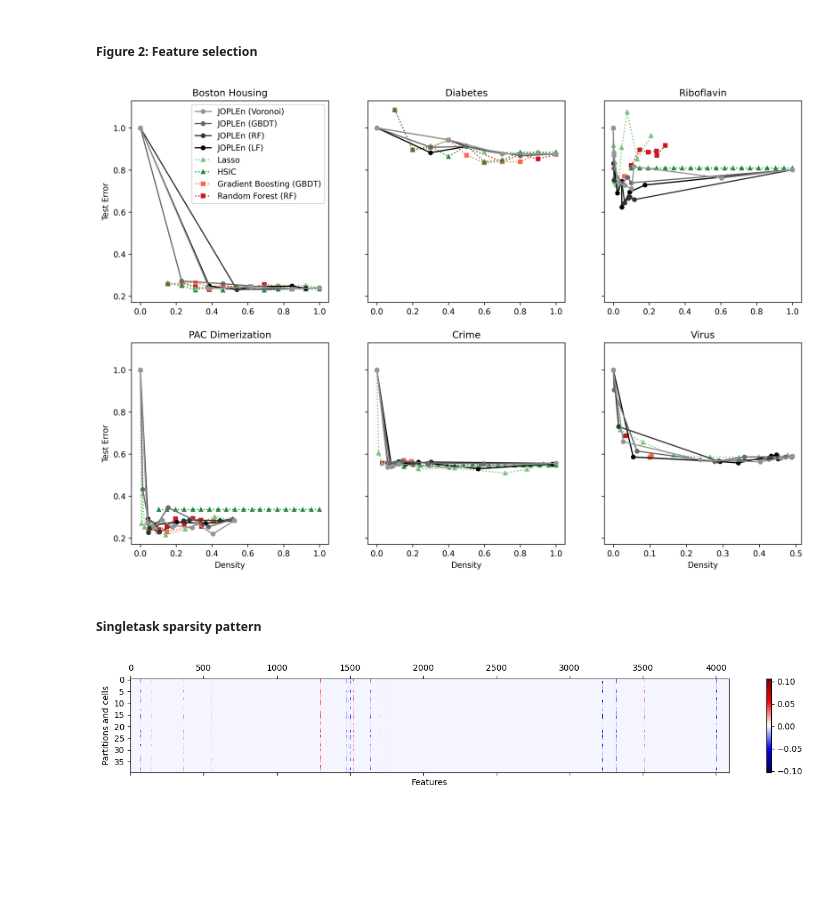
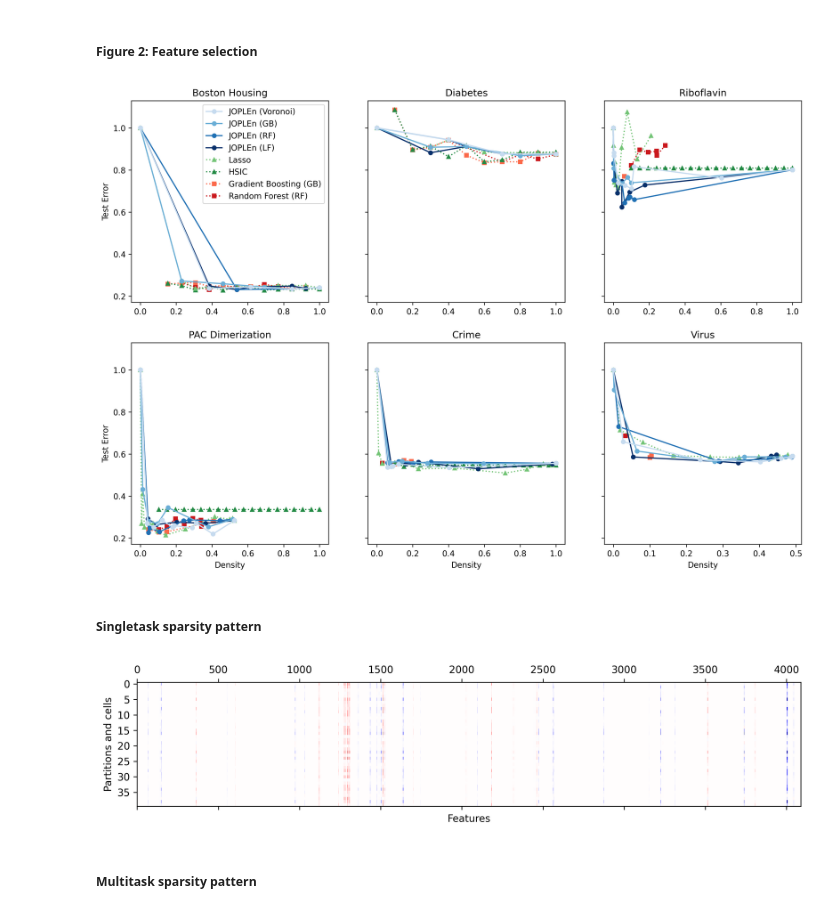
Before and after one commit to mattrmd/joplen_mlsp2024, a Jupyter notebook: experiments/plotting.ipynb, the cells around one changed output. Saved outputs shown, nothing was run; the diff lists cells and outputs as text; code cells hidden in the pictures; blank space fills up the shorter version.

```diff
--- a/experiments/plotting.ipynb
+++ b/experiments/plotting.ipynb
@@ -77,12 +77,12 @@ def plot_strip(
 
 
 renamer = {
-    "gb": "Gradient Boosting (GBDT)",
+    "gb": "Gradient Boosting (GB)",
     "rf": "Random Forest (RF)",
     "ridge": "Ridge Regression",
-    "jp_const_gb_part": "Constant JOPLEn (GBDT)",
+    "jp_const_gb_part": "Constant JOPLEn (GB)",
     "jp_const_rf_part": "Constant JOPLEn (RF)",
-    "jp_linear_gb_part": "Linear JOPLEn (GBDT)",
+    "jp_linear_gb_part": "Linear JOPLEn (GB)",
     "jp_linear_rf_part": "Linear JOPLEn (RF)",
     "fastel": "FASTEL",
     "lf": "Linear Forest (LF)",
@@ -179,7 +179,7 @@ y_lim = ax.get_ylim()
 ax.vlines(1, -1, len(y_labels) + 1, color="k", linestyle="--")
 ax.set_ylim(-1 / 2, len(y_labels) - 1 / 2)
 
-plt.xlabel("Normalized Loss")
+plt.xlabel("Normalized MSE")
 
 plt.tight_layout()
 plt.savefig("plots/fig1.pdf")
@@ -268,7 +267,9 @@ from matplotlib import cm
 from matplotlib.colors import ListedColormap
 
 # Generate colormaps
-green_colormap = ListedColormap(cm.Greys(np.linspace(0.5, 1.0, 4)))  # 4 shades of green
+green_colormap = ListedColormap(
+    cm.Blues(np.linspace(0.25, 1.0, 4))
+)  # 4 shades of green
 red_colormap = ListedColormap(cm.Greens(np.linspace(0.5, 0.75, 2)))  # 2 shades of red
 blue_colormap = ListedColormap(cm.Reds(np.linspace(0.5, 0.75, 2)))  # 2 shades of blue
 
@@ -309,11 +310,11 @@ markers = [
 
 renamer = {
     "lasso": "Lasso",
-    "gb": "Gradient Boosting (GBDT)",
+    "gb": "Gradient Boosting (GB)",
     "rf": "Random Forest (RF)",
     "hsic": "HSIC",
     "jp_linear_mu": "JOPLEn (Voronoi)",
-    "jp_linear_gb_part": "JOPLEn (GBDT)",
+    "jp_linear_gb_part": "JOPLEn (GB)",
     "jp_linear_rf_part": "JOPLEn (RF)",
     "jp_linear_linforest_part": "JOPLEn (LF)",
     "nn": "Deep Feature Selection",
@@ -361,6 +362,6 @@ for ax in axs:
 plt.savefig("plots/fig2.pdf")
 plt.show()
 # %% [output]
-[figure, old version]
+[figure, new version]
 # %% [markdown]
 ##### Singletask sparsity pattern
@@ -367,21 +409,16 @@ plt.show()
 # %%
 misc_data_path = Path() / "misc_data"
 
 riboflavin_weights = np.loadtxt(
     misc_data_path / "riboflavin_weights.csv",
     delimiter=",",
 )
 
-plt.matshow(riboflavin_weights.T, aspect="auto", cmap="seismic")
-plt.xlabel("Features")
-plt.ylabel("Partitions and cells")
-# plt.title("Weight matrix for Riboflavin dataset")
-plt.colorbar()
-plt.tight_layout()
+_, ax = plot_joplen_weights(riboflavin_weights, True, (10, 2.5))
 
 plt.savefig("plots/fig3.pdf", bbox_inches="tight")
 plt.show()
-
-# LinearForestPartition, 10 partitions, 4 cells per partition
 # %% [output]
-[figure, old version]
+[figure, new version]
+# %% [markdown]
+##### Multitask sparsity pattern
```
Also changed, not shown: parts of 10 cells of this notebook, 34 other files.
